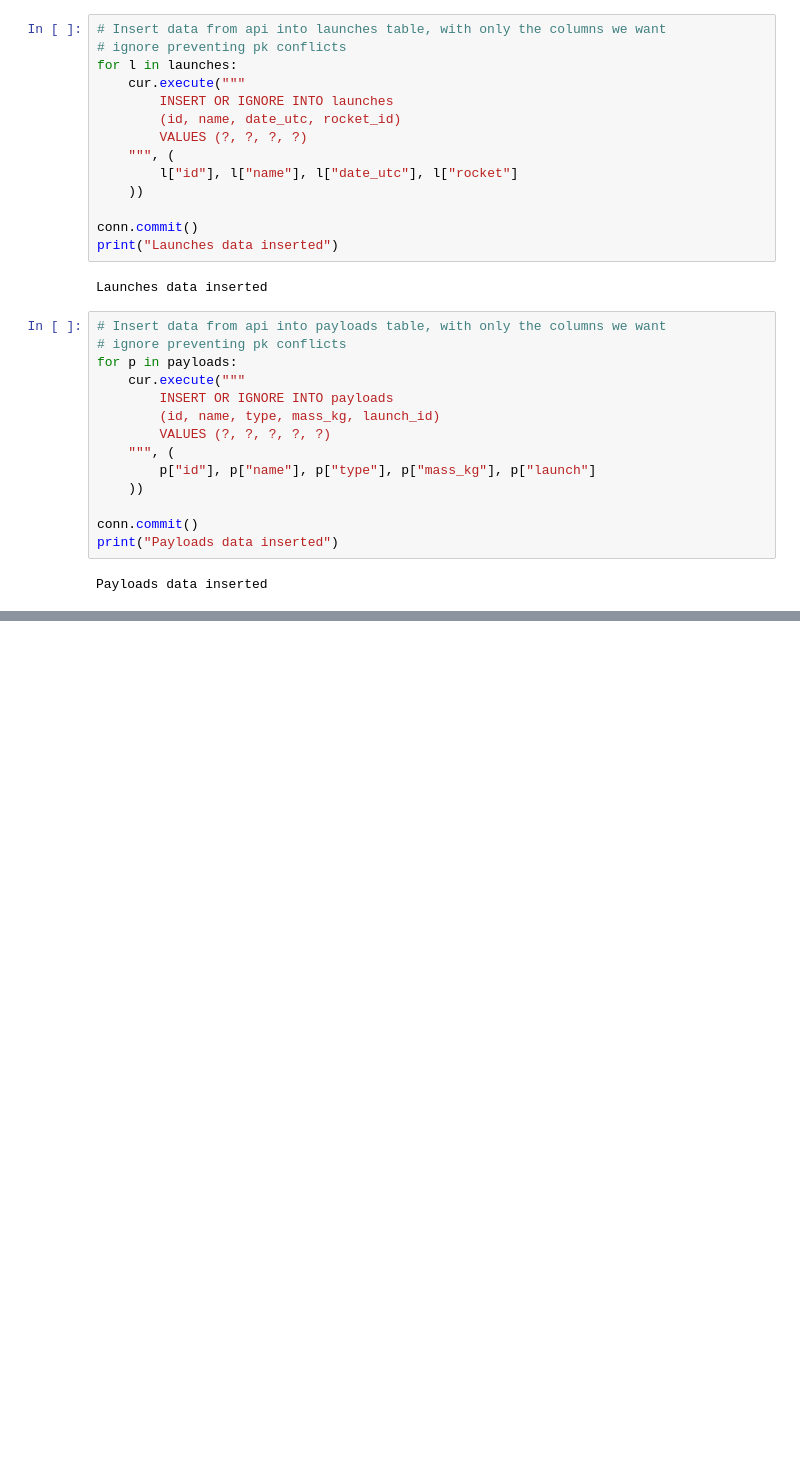
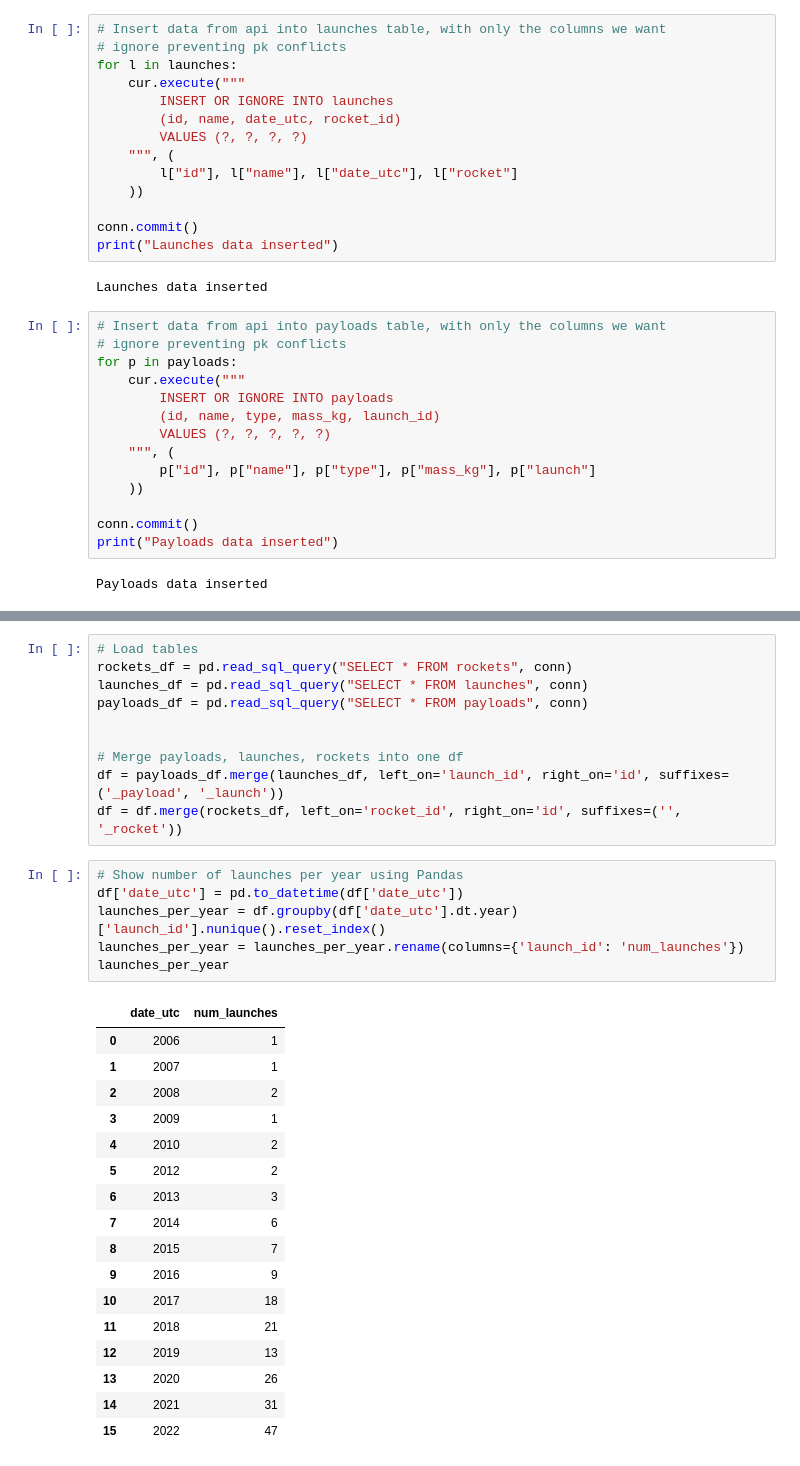
Before and after one commit to gilberpl/data-engineeering, a Jupyter notebook: analysis.ipynb, the cells around one changed output, grey strips where cells are left out. Cells and saved outputs as stored; diff of their text form; blank space fills up the shorter version.

```diff
--- a/analysis.ipynb
+++ b/analysis.ipynb
@@ -157,0 +165,34 @@ df
+# %%
+# Load tables
+rockets_df = pd.read_sql_query("SELECT * FROM rockets", conn)
+launches_df = pd.read_sql_query("SELECT * FROM launches", conn)
+payloads_df = pd.read_sql_query("SELECT * FROM payloads", conn)
+
+
+# Merge payloads, launches, rockets into one df
+df = payloads_df.merge(launches_df, left_on='launch_id', right_on='id', suffixes=('_payload', '_launch'))
+df = df.merge(rockets_df, left_on='rocket_id', right_on='id', suffixes=('', '_rocket'))
+# %%
+# Show number of launches per year using Pandas
+df['date_utc'] = pd.to_datetime(df['date_utc'])
+launches_per_year = df.groupby(df['date_utc'].dt.year)['launch_id'].nunique().reset_index()
+launches_per_year = launches_per_year.rename(columns={'launch_id': 'num_launches'})
+launches_per_year
+# %% [output]
+|  | date_utc | num_launches |
+| 0 | 2006 | 1 |
+| 1 | 2007 | 1 |
+| 2 | 2008 | 2 |
+| 3 | 2009 | 1 |
+| 4 | 2010 | 2 |
+| 5 | 2012 | 2 |
+| 6 | 2013 | 3 |
+| 7 | 2014 | 6 |
+| 8 | 2015 | 7 |
+| 9 | 2016 | 9 |
+| 10 | 2017 | 18 |
+| 11 | 2018 | 21 |
+| 12 | 2019 | 13 |
+| 13 | 2020 | 26 |
+| 14 | 2021 | 31 |
+| 15 | 2022 | 47 |
```
Also changed, not shown: parts of 8 cells of this notebook.
